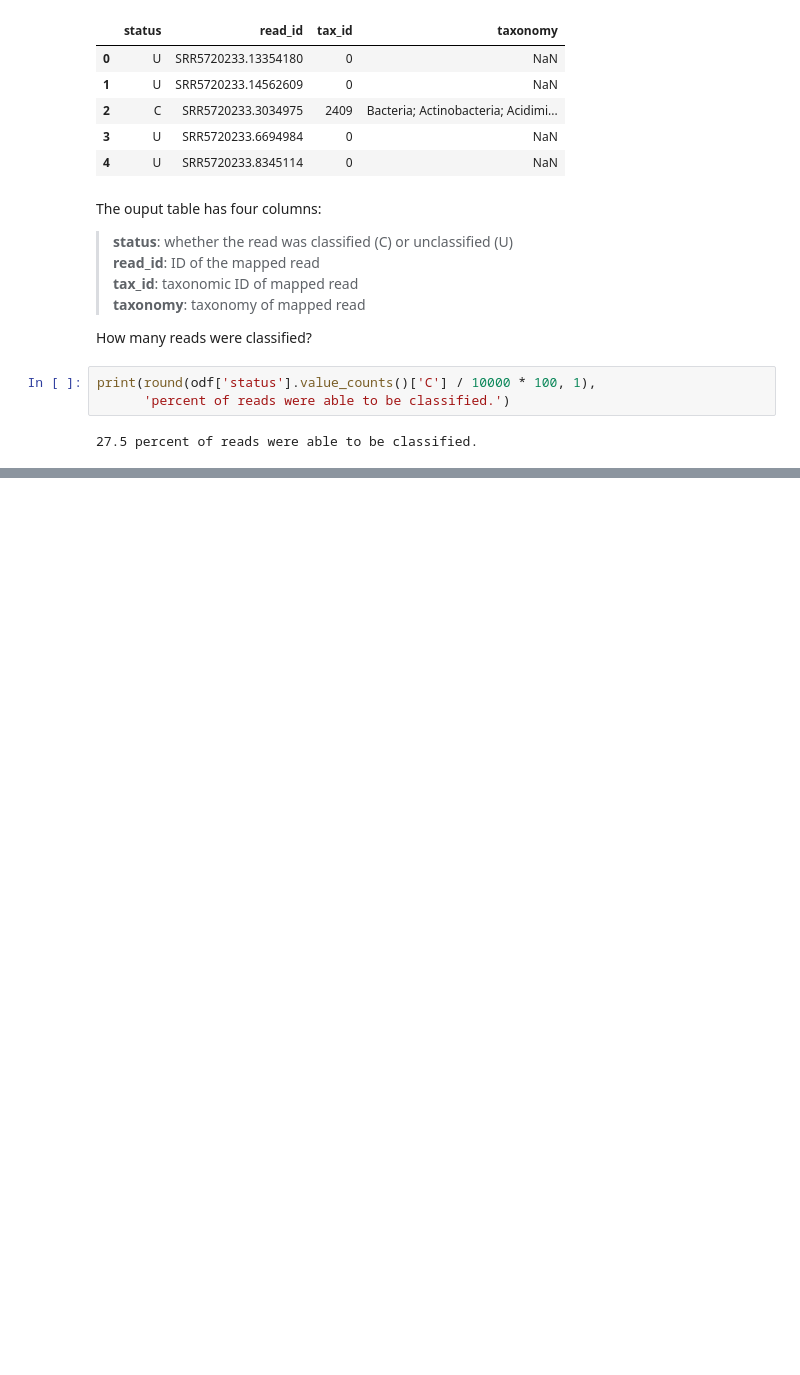
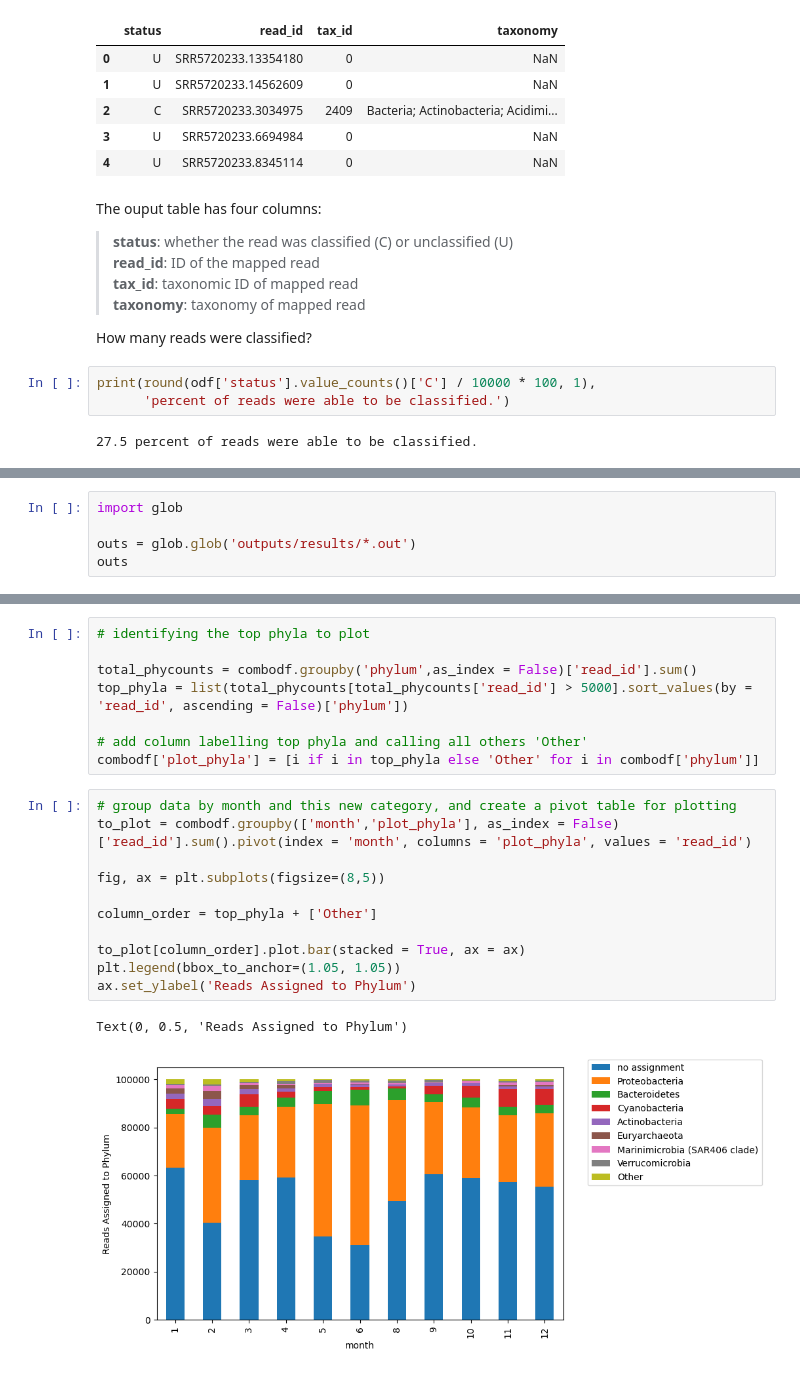
Before and after one commit to juliambrosman/ohw23_metagenomics_tutorial, a Jupyter notebook: OHW_omics_lesson.ipynb, the cells around one changed output, grey strips where cells are left out. Cells and saved outputs as stored; diff of their text form; blank space fills up the shorter version.

Commit message:
result munging added

```diff
--- a/OHW_omics_lesson.ipynb
+++ b/OHW_omics_lesson.ipynb
@@ -310,0 +341,5 @@ Text(0.5, 0, 'reads_matched')
+# %%
+import glob
+
+outs = glob.glob('outputs/results/*.out')
+outs
@@ -310,0 +408,22 @@ Text(0.5, 0, 'reads_matched')
+# %%
+# identifying the top phyla to plot
+
+total_phycounts = combodf.groupby('phylum',as_index = False)['read_id'].sum()
+top_phyla = list(total_phycounts[total_phycounts['read_id'] > 5000].sort_values(by = 'read_id', ascending = False)['phylum'])
+
+# add column labelling top phyla and calling all others 'Other'
+combodf['plot_phyla'] = [i if i in top_phyla else 'Other' for i in combodf['phylum']]
+# %%
+# group data by month and this new category, and create a pivot table for plotting
+to_plot = combodf.groupby(['month','plot_phyla'], as_index = False)['read_id'].sum().pivot(index = 'month', columns = 'plot_phyla', values = 'read_id')
+
+fig, ax = plt.subplots(figsize=(8,5))
+
+column_order = top_phyla + ['Other']
+
+to_plot[column_order].plot.bar(stacked = True, ax = ax)
+plt.legend(bbox_to_anchor=(1.05, 1.05))
+ax.set_ylabel('Reads Assigned to Phylum')
+# %% [output]
+Text(0, 0.5, 'Reads Assigned to Phylum')
+[figure, added]
```
Also changed, not shown: parts of 23 cells of this notebook, 2 other files.
